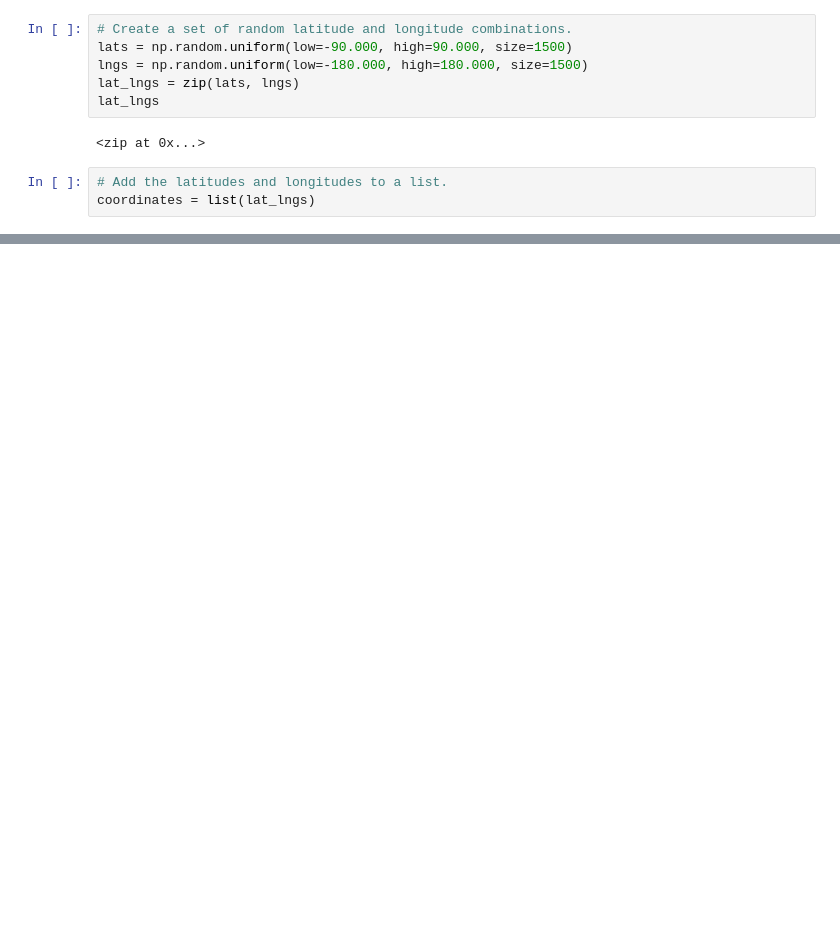
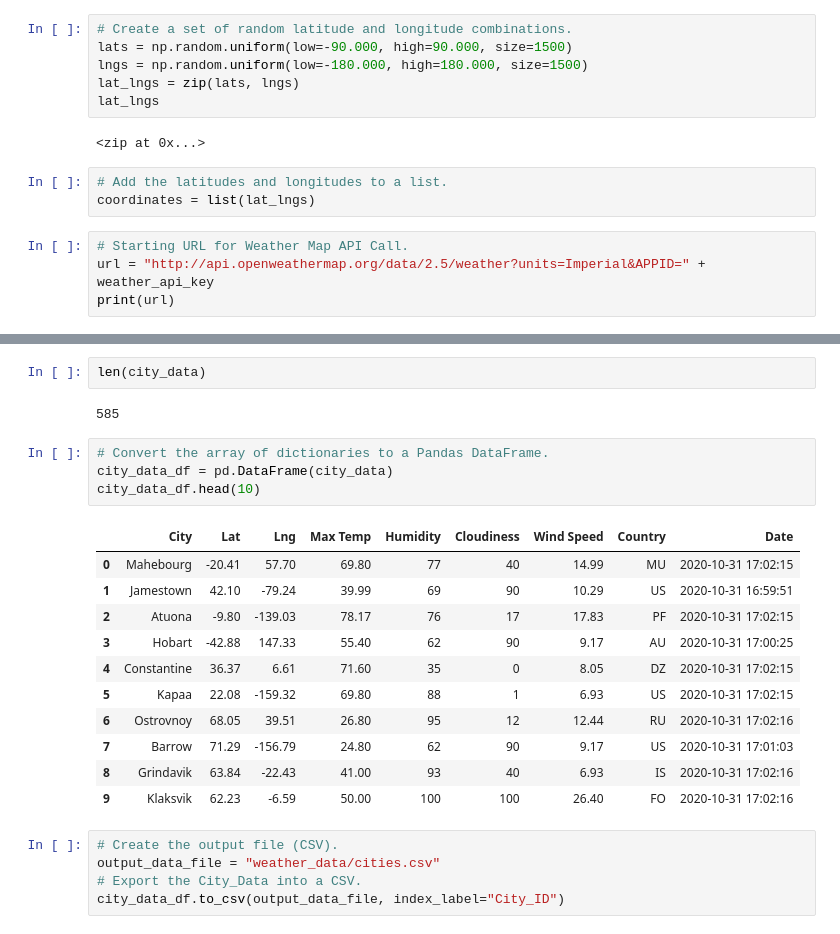
Before and after one commit to BiscuitButter/World_Weather_Analysis, a Jupyter notebook: WeatherPy.ipynb, the cells around one changed output, grey strips where cells are left out. Drawn from its saved outputs; the diff is of its cells as text; blank space fills up the shorter version.

```diff
--- a/WeatherPy.ipynb
+++ b/WeatherPy.ipynb
@@ -15,3 +18,7 @@ lat_lngs
 # %%
 # Add the latitudes and longitudes to a list.
 coordinates = list(lat_lngs)
+# %%
+# Starting URL for Weather Map API Call.
+url = "http://api.openweathermap.org/data/2.5/weather?units=Imperial&APPID=" + weather_api_key
+print(url)
@@ -31,0 +129,25 @@ len(cities)
+# %%
+len(city_data)
+# %% [output]
+585
+# %%
+# Convert the array of dictionaries to a Pandas DataFrame.
+city_data_df = pd.DataFrame(city_data)
+city_data_df.head(10)
+# %% [output]
+|  | City | Lat | Lng | Max Temp | Humidity | Cloudiness | Wind Speed | Country | Date |
+| 0 | Mahebourg | -20.41 | 57.70 | 69.80 | 77 | 40 | 14.99 | MU | 2020-10-31 17:02:15 |
+| 1 | Jamestown | 42.10 | -79.24 | 39.99 | 69 | 90 | 10.29 | US | 2020-10-31 16:59:51 |
+| 2 | Atuona | -9.80 | -139.03 | 78.17 | 76 | 17 | 17.83 | PF | 2020-10-31 17:02:15 |
+| 3 | Hobart | -42.88 | 147.33 | 55.40 | 62 | 90 | 9.17 | AU | 2020-10-31 17:00:25 |
+| 4 | Constantine | 36.37 | 6.61 | 71.60 | 35 | 0 | 8.05 | DZ | 2020-10-31 17:02:15 |
+| 5 | Kapaa | 22.08 | -159.32 | 69.80 | 88 | 1 | 6.93 | US | 2020-10-31 17:02:15 |
+| 6 | Ostrovnoy | 68.05 | 39.51 | 26.80 | 95 | 12 | 12.44 | RU | 2020-10-31 17:02:16 |
+| 7 | Barrow | 71.29 | -156.79 | 24.80 | 62 | 90 | 9.17 | US | 2020-10-31 17:01:03 |
+| 8 | Grindavik | 63.84 | -22.43 | 41.00 | 93 | 40 | 6.93 | IS | 2020-10-31 17:02:16 |
+| 9 | Klaksvik | 62.23 | -6.59 | 50.00 | 100 | 100 | 26.40 | FO | 2020-10-31 17:02:16 |
+# %%
+# Create the output file (CSV).
+output_data_file = "weather_data/cities.csv"
+# Export the City_Data into a CSV.
+city_data_df.to_csv(output_data_file, index_label="City_ID")
```
Also changed, not shown: parts of 4 cells of this notebook, 3 other files.
